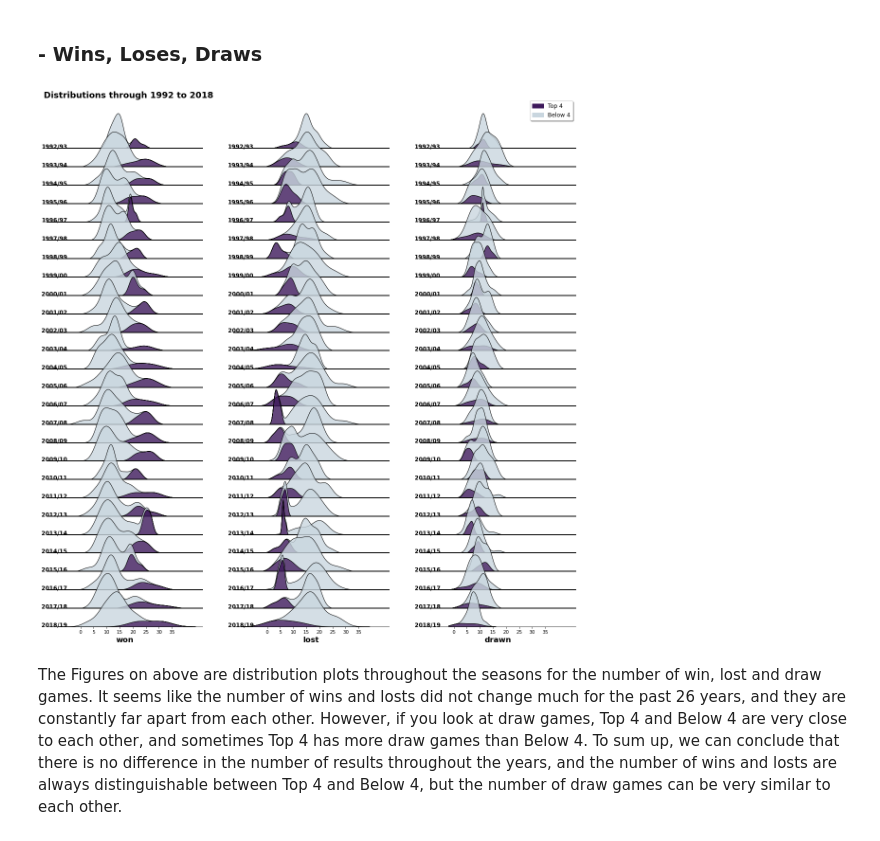
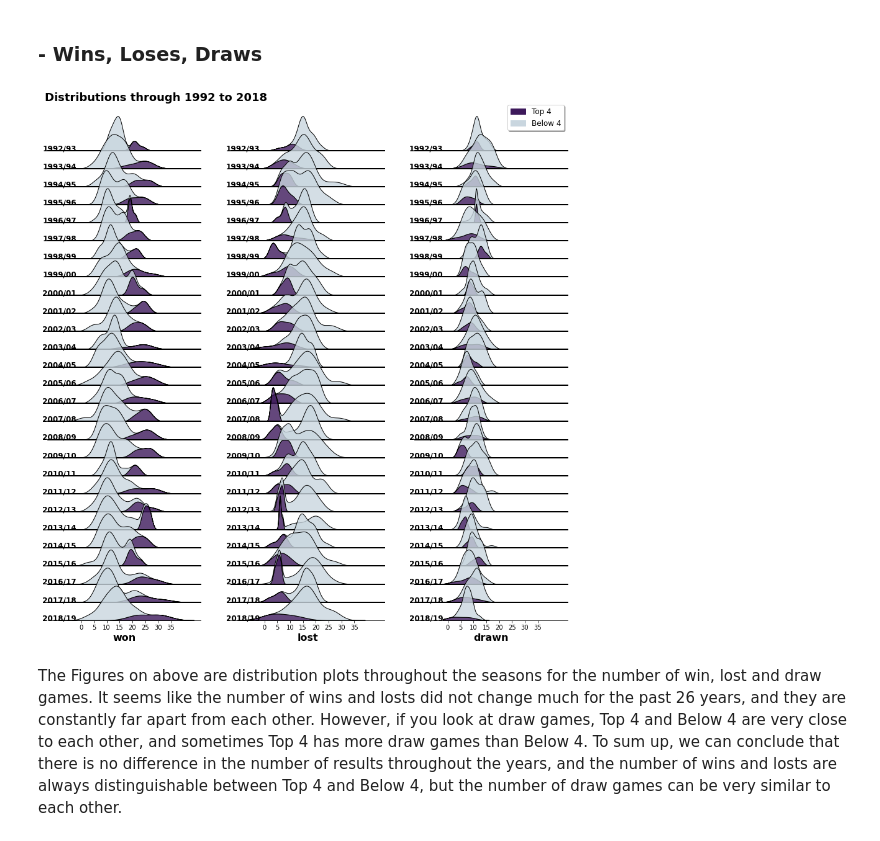
Before and after one commit to hyunilyoo/epl-prediction, a Jupyter notebook: Top4_Prediction.ipynb, the cells around one changed output. Cells and saved outputs as stored; diff of their text form; code cells hidden in the pictures.

```diff
--- a/Top4_Prediction.ipynb
+++ b/Top4_Prediction.ipynb
@@ -305,35 +305,35 @@ b4_legend = mpatches.Patch(color=b4_color, label='Below 4', edgecolor='black')
 # %%
 cols = ['won', 'lost', 'drawn']
 
-fig, ax = plt.subplots(len(seasons[:-1]), 3, figsize=(20, 20),
+fig, ax = plt.subplots(len(seasons[:-1]), 3, figsize=(15, 15),
                        sharex=True, gridspec_kw={'hspace':-0.5}, tight_layout=True)
 
 for i, col in enumerate(cols):
     for j, season in enumerate(seasons[:-1]):
         sns.kdeplot(data=data[data['season'] == season], x=col, hue='is_top4',  alpha=.8,
                     edgecolor='black', multiple='stack', legend=False, ax=ax[j, i])
         ax[j, i].spines['top'].set_visible(False)
         ax[j, i].spines['right'].set_visible(False)
         ax[j, i].spines['left'].set_visible(False)
         ax[j, i].grid(False)
         ax[j, i].get_yaxis().set_visible(False)
         ax[j, i].set_facecolor('None')
 
         if j != len(seasons[:-1])-1:
             ax[j, i].spines['bottom'].set_linewidth(2)
             ax[j, i].set_xticks(np.arange(0, 40, 5))
             ax[j, i].get_xaxis().set_visible(False)
             ax[j, i].text(-15, 0, season, fontweight='bold', fontsize=12)
         else:
             ax[j, i].get_xaxis().set_visible(True)
             ax[j, i].text(-15, 0, season, fontweight='bold', fontsize=12)
             ax[j, i].set_xlabel(col, fontsize=16, fontweight='bold')
 
 fig.legend(bbox_to_anchor=(0.9, 0.9), handles=[t4_legend, b4_legend], shadow=True, fontsize=12)
 fig.text(0.12, 0.9, 'Distributions through 1992 to 2018', fontsize=18, fontweight='bold')
 plt.show()
 # %% [output]
-[figure, old version]
+[figure, new version]
 # %% [markdown]
 The Figures on above are distribution plots throughout the seasons for the number of win, lost and draw games. It seems like the number of wins and losts did not change much for the past 26 years, and they are constantly far apart from each other. However, if you look at draw games, Top 4 and Below 4 are very close to each other, and sometimes Top 4 has more draw games than Below 4. To sum up, we can conclude that there is no difference in the number of results throughout the years, and the number of  wins and losts are always distinguishable between Top 4 and Below 4, but the number of draw games can be very similar to each other.
 # %% [markdown]
```
Also changed, not shown: parts of 4 cells of this notebook.
